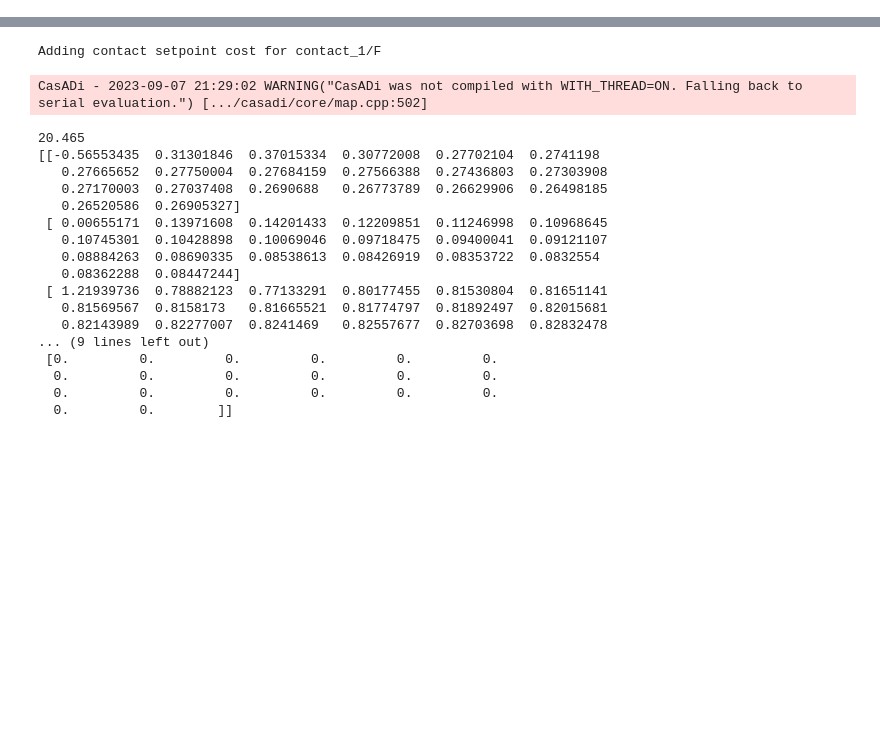
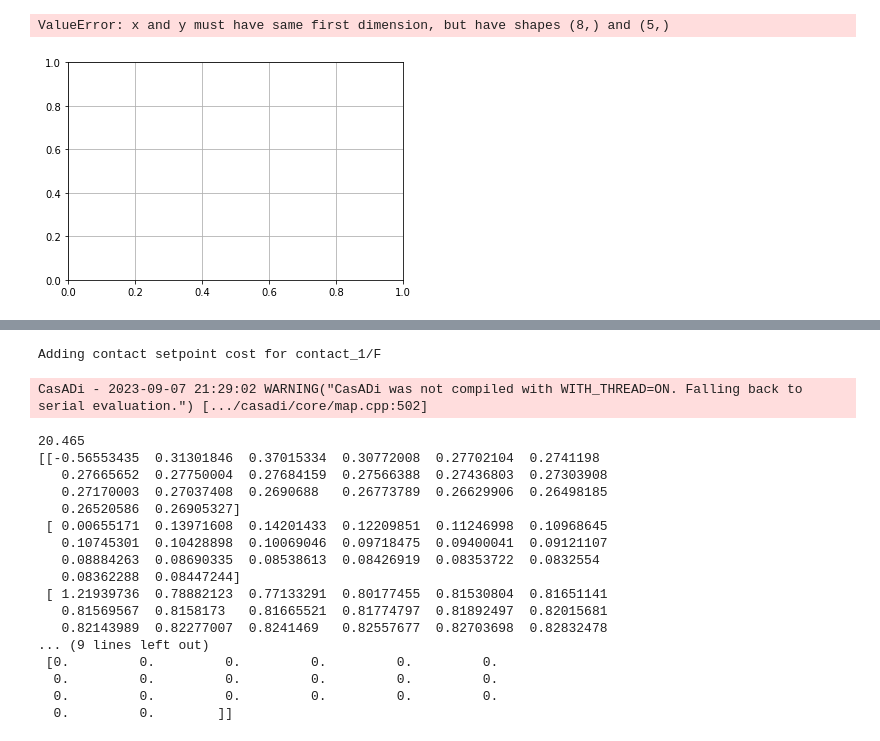
Before and after one commit to sehoon74/contact_mpc, a Jupyter notebook: test_mpc_warmstart.ipynb, the cells around one changed output, grey strips where cells are left out. Drawn from its saved outputs; the diff is of its cells as text; code cells hidden in the pictures; blank space fills up the shorter version.

Commit message:
benchmarking more cleanly implemented

```diff
--- a/test_mpc_warmstart.ipynb
+++ b/test_mpc_warmstart.ipynb
@@ -133,2 +138,13 @@ Text(0, 0.5, 'Solve time')
+# %%
+# Benchmark num cem iterations
+from mpc import MPC
+iters = [0, 1, 2, 3, 4, 5, 10, 15]
+new_contact_params = [{}]*len(iters)
+new_mpc_params = [{'num_warmstart':i} for i in iters]
+#res = benchmark(new_mpc_params,new_contact_params)
+plot_benchmark(iters, *res, par_name = "CEM warmstart iterations")
+# %% [output]
+ValueError: x and y must have same first dimension, but have shapes (8,) and (5,)
+[figure, added]
 # %%
 # Increasing stiffness, seems like at K > 2.5e3, we get relative infeasibility for the MPC and the cem warmstart helps a lot
```
Also changed, not shown: parts of 10 cells of this notebook, 12 other files.
